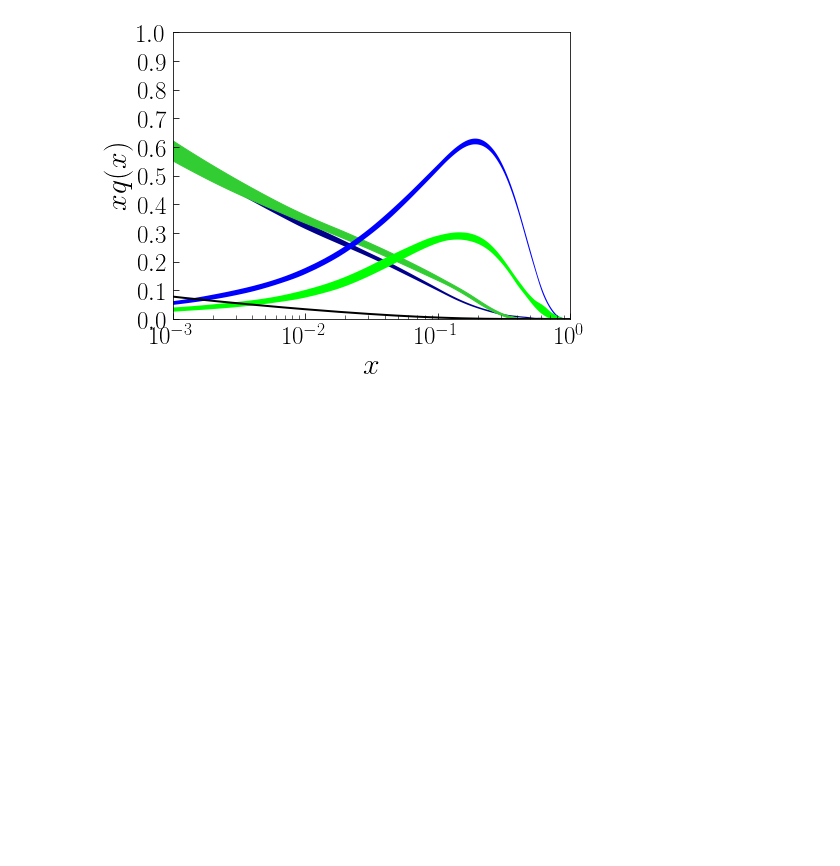
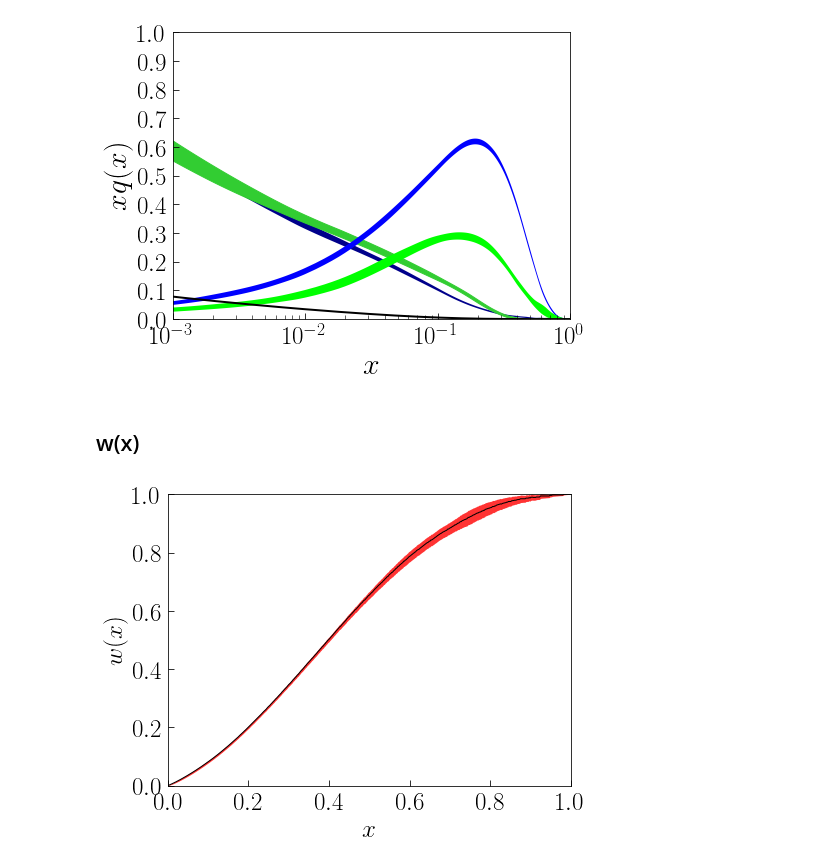
Before and after one commit to TianboLiu/LFHQCD, a Jupyter notebook: evolution-more/compare-new.ipynb, the cells around one changed output. Drawn from its saved outputs; the diff is of its cells as text; code cells hidden in the pictures; blank space fills up the shorter version.

```diff
--- a/evolution-more/compare-new.ipynb
+++ b/evolution-more/compare-new.ipynb
@@ -367,3 +367,31 @@ py.tight_layout()
 #py.savefig('tmp.pdf')
 # %% [output]
 [figure]
+# %% [markdown]
+## w(x)
+# %%
+wlist={}
+wlist['NNPDF30 NNLO Q=1.057']=np.loadtxt('results/wx_t3_NNPDF30_NNLO_Q=1.057.dat', skiprows=2)
+# %%
+nrows, ncols = 1, 1
+
+fig = py.figure(figsize=(ncols*7,nrows*7*0.75))
+ax = fig.add_subplot(nrows, ncols, 1)
+
+ax.plot(wlist['NNPDF30 NNLO Q=1.057'][:,0], wlist['NNPDF30 NNLO Q=1.057'][:,1],\
+       linewidth=1, color='black')
+ax.fill_between(wlist['NNPDF30 NNLO Q=1.057'][:,0],\
+               wlist['NNPDF30 NNLO Q=1.057'][:,1]-wlist['NNPDF30 NNLO Q=1.057'][:,2],\
+               wlist['NNPDF30 NNLO Q=1.057'][:,1]+wlist['NNPDF30 NNLO Q=1.057'][:,2],\
+               color='red', alpha=0.8, linewidth=0)
+#settings
+ax.set_xlim(0,1)
+ax.set_ylim(0,1)
+ax.set_xlabel(r'$x$', size=25)
+ax.set_ylabel(r'$w(x)$', size=25)
+ax.tick_params(axis='both', which='major', labelsize=25, direction='in', length=6, pad=6)
+
+fig.tight_layout()
+fig.savefig('results/wx.pdf')
+# %% [output]
+[figure, added]
```
Also changed, not shown: 2 other files.
